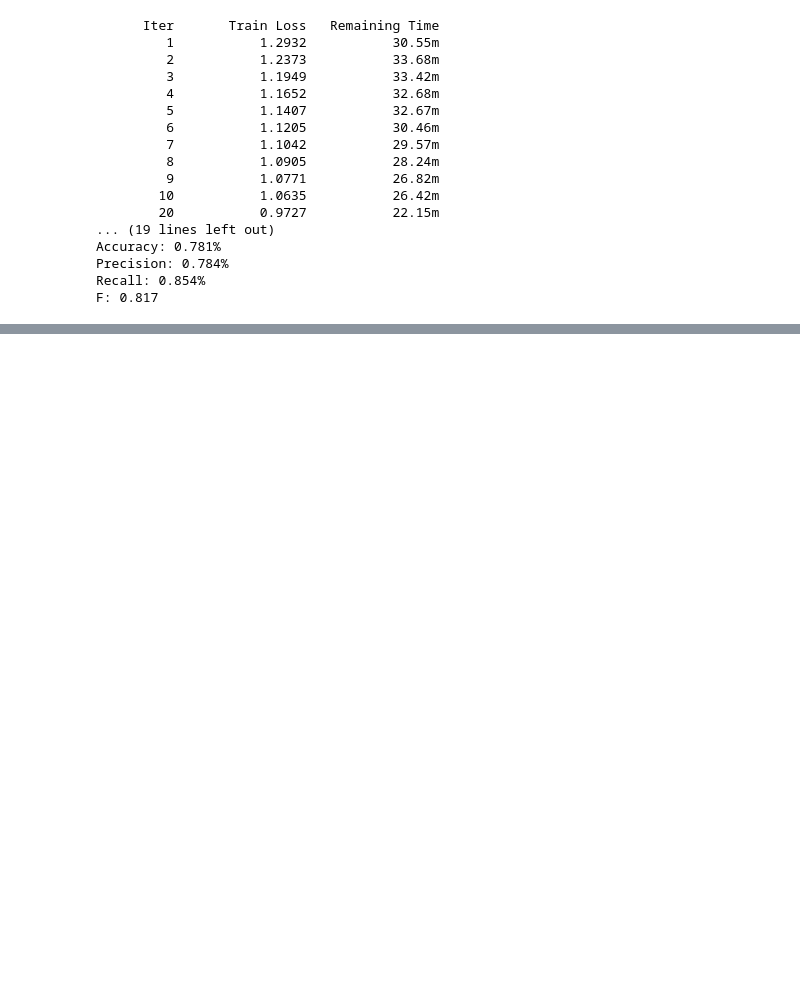
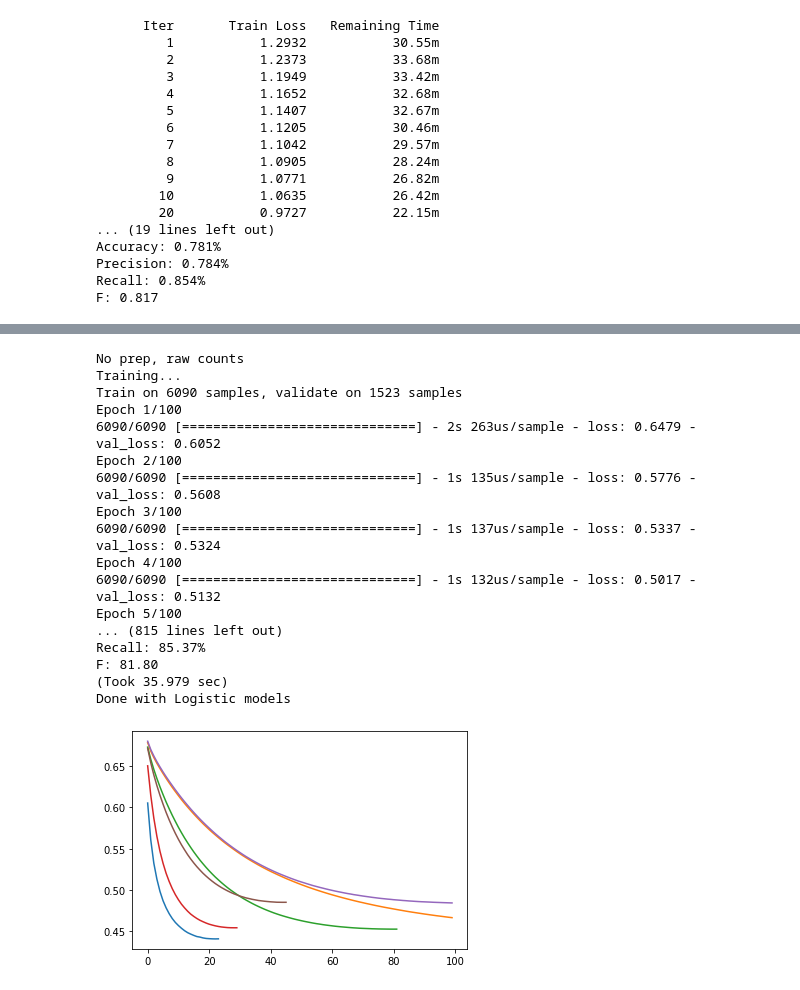
Before and after one commit to SeanScripts/nlp-getting-started, a Jupyter notebook: NLP_Getting_Started.ipynb, the cells around one changed output, grey strips where cells are left out. Saved outputs shown, nothing was run; the diff lists cells and outputs as text; code cells hidden in the pictures; blank space fills up the shorter version.

```diff
--- a/NLP_Getting_Started.ipynb
+++ b/NLP_Getting_Started.ipynb
@@ -692,0 +393,22 @@ F: 0.817
+# %%
+# No preprocessing
+# Raw counts
+print('No prep, raw counts')
+run_randomForest(dftrain_minimal_noprep, 0.2, 500)
+# Normalized
+print('No prep, normalized')
+run_randomForest(dftrain_min_norm_noprep, 0.2, 500)
+# TF-IDF
+print('No prep, TF-IDF')
+run_randomForest(dftrain_min_tfidf_noprep, 0.2, 500)
+# With preprocessing
+# Raw counts
+print('Preprocessed, raw counts')
+run_randomForest(dftrain_minimal, 0.2, 500)
+# Normalized
+print('Preprocessed, normalized')
+run_randomForest(dftrain_min_norm, 0.2, 500)
+# TF-IDF
+print('Preprocessed, TF-IDF')
+run_randomForest(dftrain_min_tfidf, 0.2, 500)
+print('Done with Random Forest models')
@@ -692,0 +466,41 @@ F: 0.817
+# %%
+# No preprocessing
+# Raw counts
+print('No prep, raw counts')
+run_logistic(dftrain_minimal_noprep, 0.2, 100)
+# Normalized
+print('No prep, normalized')
+run_logistic(dftrain_min_norm_noprep, 0.2, 100)
+# TF-IDF
+print('No prep, TF-IDF')
+run_logistic(dftrain_min_tfidf_noprep, 0.2, 100)
+# With preprocessing
+# Raw counts
+print('Preprocessed, raw counts')
+run_logistic(dftrain_minimal, 0.2, 100)
+# Normalized
+print('Preprocessed, normalized')
+run_logistic(dftrain_min_norm, 0.2, 100)
+# TF-IDF
+print('Preprocessed, TF-IDF')
+run_logistic(dftrain_min_tfidf, 0.2, 100)
+print('Done with Logistic models')
+# %% [output]
+No prep, raw counts
+Training...
+Train on 6090 samples, validate on 1523 samples
+Epoch 1/100
+6090/6090 [==============================] - 2s 263us/sample - loss: 0.6479 - val_loss: 0.6052
+Epoch 2/100
+6090/6090 [==============================] - 1s 135us/sample - loss: 0.5776 - val_loss: 0.5608
+Epoch 3/100
+6090/6090 [==============================] - 1s 137us/sample - loss: 0.5337 - val_loss: 0.5324
+Epoch 4/100
+6090/6090 [==============================] - 1s 132us/sample - loss: 0.5017 - val_loss: 0.5132
+Epoch 5/100
+... (815 lines left out)
+Recall: 85.37%
+F: 81.80
+(Took 35.979 sec)
+Done with Logistic models
+[figure, added]
```
Also changed, not shown: parts of 111 cells of this notebook.
